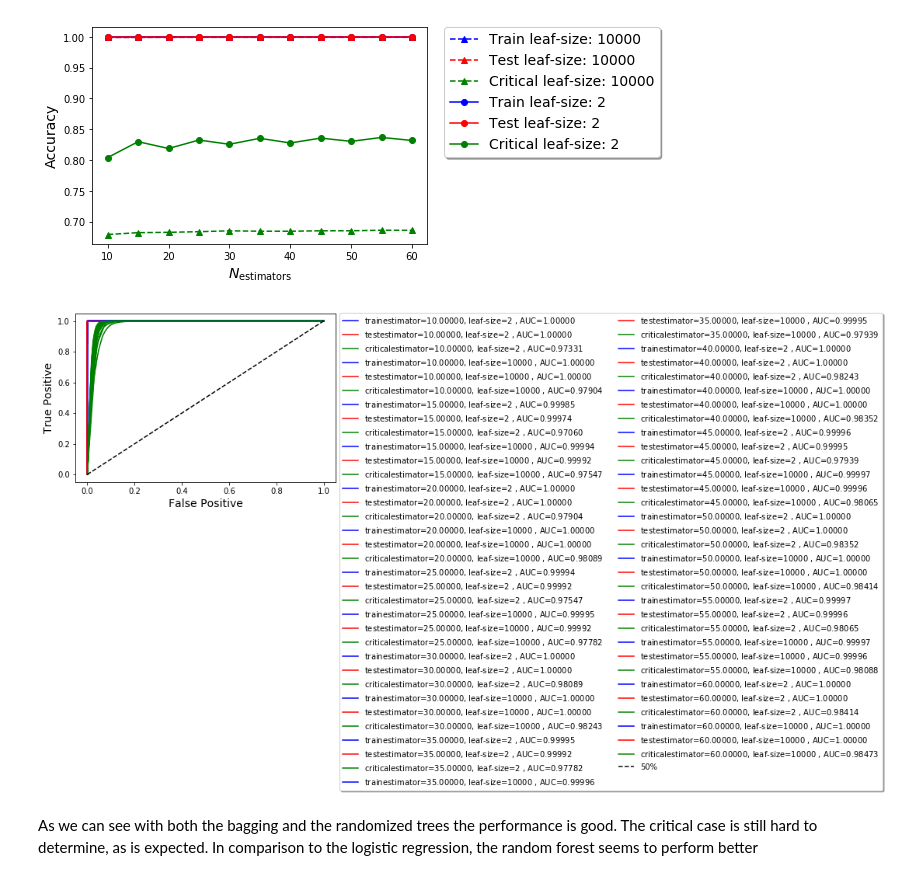
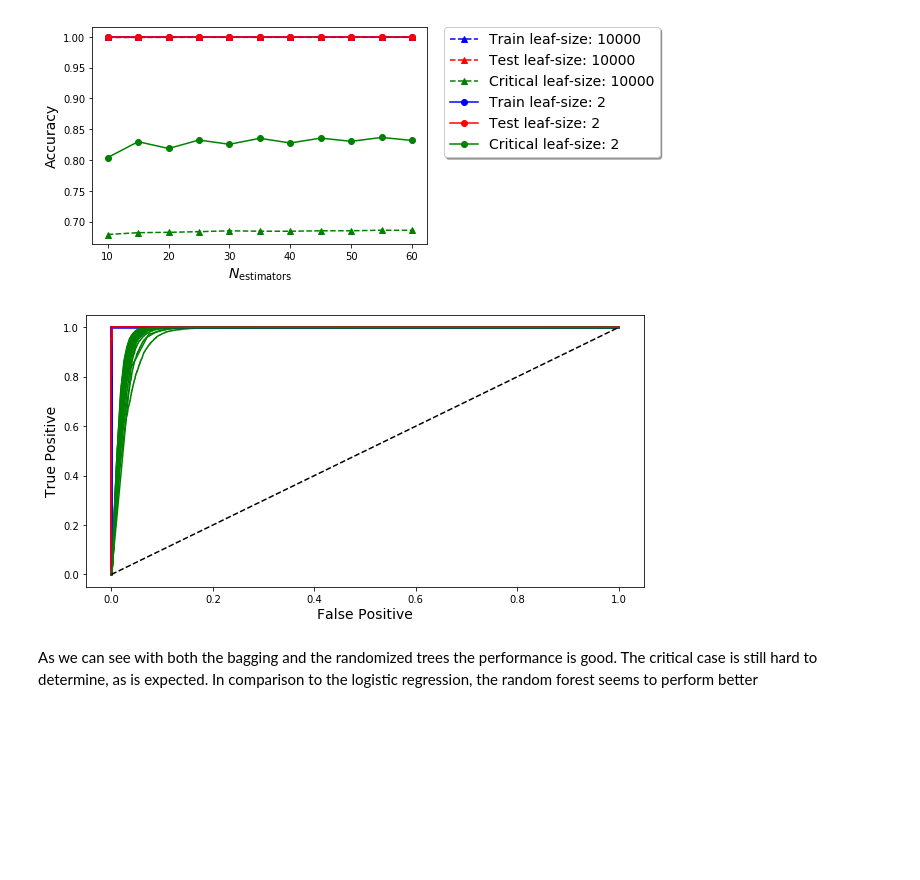
Before and after one commit to Oo1Insane1oO/Data-Analysis-and-Machine-Learning, a Jupyter notebook: ising/Project_on_Machine_Learning.ipynb, the cells around one changed output. Drawn from its saved outputs; the diff is of its cells as text; code cells hidden in the pictures; blank space fills up the shorter version.

```diff
--- a/ising/Project_on_Machine_Learning.ipynb
+++ b/ising/Project_on_Machine_Learning.ipynb
@@ -848,30 +849,31 @@ plt.show()
 # %%
 from sklearn.metrics import roc_curve, roc_auc_score
 
 etc_preds = [etc_train_preds, etc_test_preds, etc_critical_preds]
 
+plt.figure(figsize=(10.0,5.0))
 for i,e in enumerate(n_estimators):
     for j,l in enumerate(leaf_sizes):
         for k,ep in enumerate(etc_preds):
             etc_tpr, etc_fpr, _ = roc_curve(Ys[k], ep[i*m+j])
 
             etc_auc = 1-roc_auc_score(Ys[k], ep[i+j*m])
 
             plt.plot(etc_fpr, etc_tpr, ttc_colors[k], label=labs[k] + \
                      "estimator=$%.5f$, leaf-size=$%.5g$ , AUC=$%.5f$"
                      % (e, l, etc_auc))
         # end fok
     # end forj
 # end fori
 
 plt.plot((0,1), (0,1), "--k", label='50%')
 
-plt.legend(bbox_to_anchor=(1.0, 1.027), fancybox=True, shadow=True, ncol=2)
+#plt.legend(bbox_to_anchor=(1.0, 1.027), fancybox=True, shadow=True, ncol=2)
 plt.xlabel("False Positive", fontsize=14)
 plt.ylabel("True Positive", fontsize=14)
 plt.show()
 # %% [output]
-[figure, old version]
+[figure, new version]
 # %% [markdown]
 As we can see with both the bagging and the randomized trees the performance is good. The critical case is still hard to determine, as is expected. In comparison to the logistic regression, the random forest seems to perform better
 # %% [markdown]
```
Also changed, not shown: parts of 4 cells of this notebook, 8 other files.
